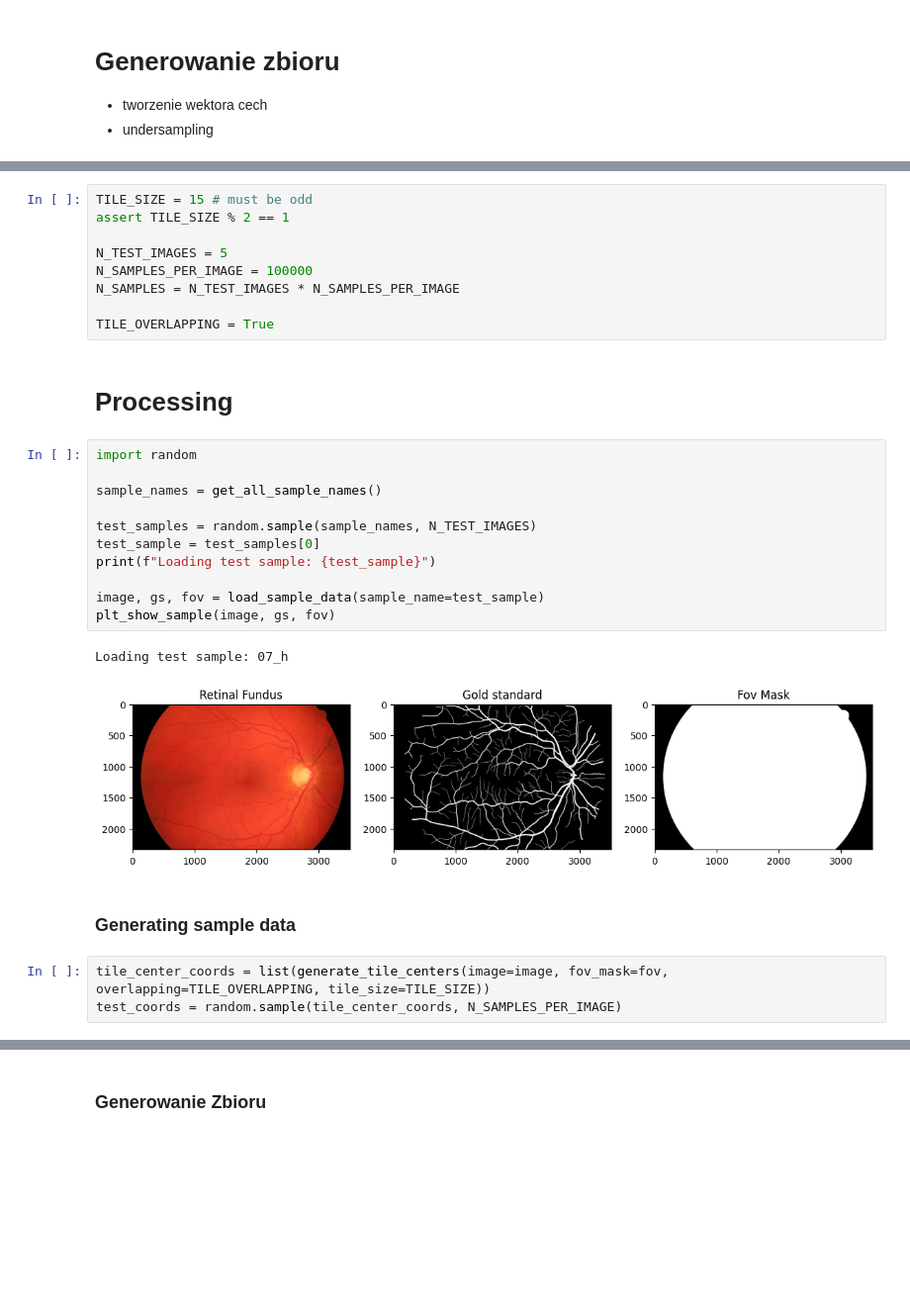
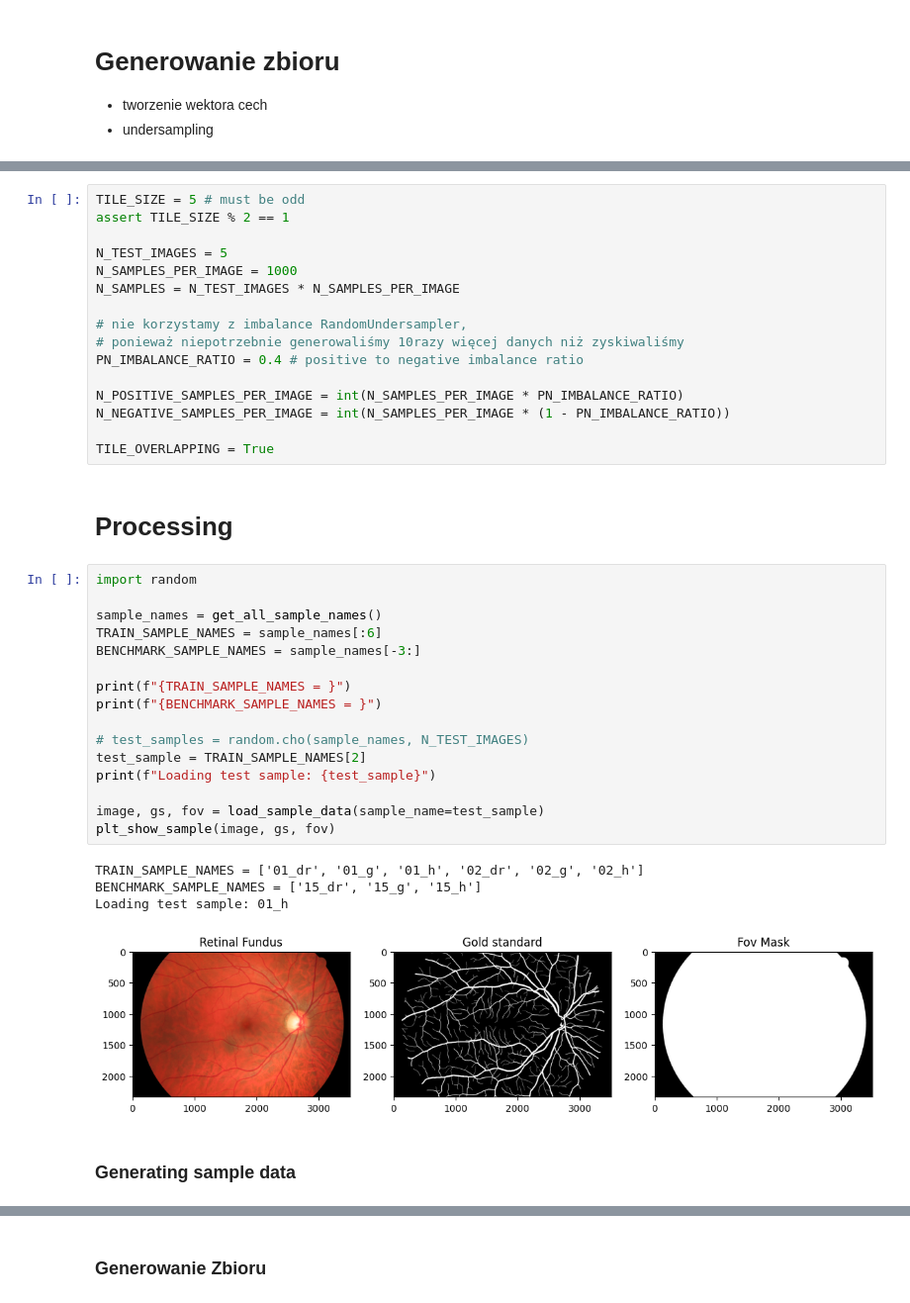
Before and after one commit to desecnd/deep-vessel, a Jupyter notebook: 4_basic_clasifiers.ipynb, the cells around one changed output, grey strips where cells are left out. Shown at 99% size. Saved outputs shown, nothing was run; the diff lists cells and outputs as text; blank space fills up the shorter version.

```diff
--- a/4_basic_clasifiers.ipynb
+++ b/4_basic_clasifiers.ipynb
@@ -85,30 +84,41 @@ def extract_tile_features(image, gold_standard, center, tile_size, debug=False):
 # %%
-TILE_SIZE = 15 # must be odd
+TILE_SIZE = 5 # must be odd
 assert TILE_SIZE % 2 == 1
 
 N_TEST_IMAGES = 5
-N_SAMPLES_PER_IMAGE = 100000
+N_SAMPLES_PER_IMAGE = 1000
 N_SAMPLES = N_TEST_IMAGES * N_SAMPLES_PER_IMAGE
 
+# nie korzystamy z imbalance RandomUndersampler,
+# ponieważ niepotrzebnie generowaliśmy 10razy więcej danych niż zyskiwaliśmy
+PN_IMBALANCE_RATIO = 0.4 # positive to negative imbalance ratio
+
+N_POSITIVE_SAMPLES_PER_IMAGE = int(N_SAMPLES_PER_IMAGE * PN_IMBALANCE_RATIO)
+N_NEGATIVE_SAMPLES_PER_IMAGE = int(N_SAMPLES_PER_IMAGE * (1 - PN_IMBALANCE_RATIO))
+
 TILE_OVERLAPPING = True
 # %% [markdown]
 # Processing
 # %%
 import random
 
 sample_names = get_all_sample_names()
+TRAIN_SAMPLE_NAMES = sample_names[:6]
+BENCHMARK_SAMPLE_NAMES = sample_names[-3:]
 
-test_samples = random.sample(sample_names, N_TEST_IMAGES)
-test_sample = test_samples[0]
+print(f"{TRAIN_SAMPLE_NAMES = }")
+print(f"{BENCHMARK_SAMPLE_NAMES = }")
+
+# test_samples = random.cho(sample_names, N_TEST_IMAGES)
+test_sample = TRAIN_SAMPLE_NAMES[2]
 print(f"Loading test sample: {test_sample}")
 
 image, gs, fov = load_sample_data(sample_name=test_sample)
 plt_show_sample(image, gs, fov)
 # %% [output]
-Loading test sample: 07_h
+TRAIN_SAMPLE_NAMES = ['01_dr', '01_g', '01_h', '02_dr', '02_g', '02_h']
+BENCHMARK_SAMPLE_NAMES = ['15_dr', '15_g', '15_h']
+Loading test sample: 01_h
-[figure, old version]
+[figure, new version]
 # %% [markdown]
 ### Generating sample data
-# %%
-tile_center_coords = list(generate_tile_centers(image=image, fov_mask=fov, overlapping=TILE_OVERLAPPING, tile_size=TILE_SIZE))
-test_coords = random.sample(tile_center_coords, N_SAMPLES_PER_IMAGE)
```
Also changed, not shown: parts of 18 cells of this notebook, 1 other file.
